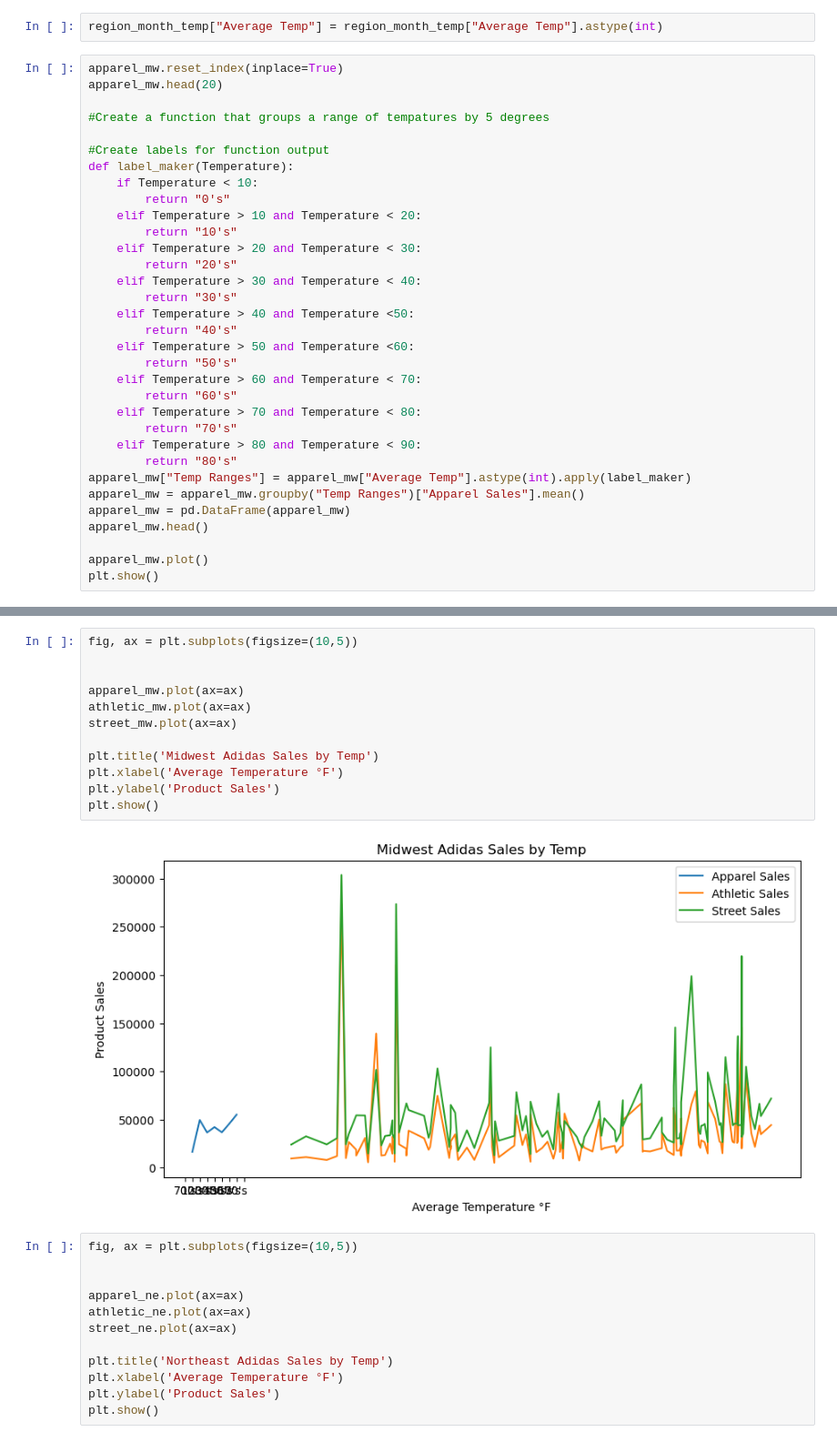
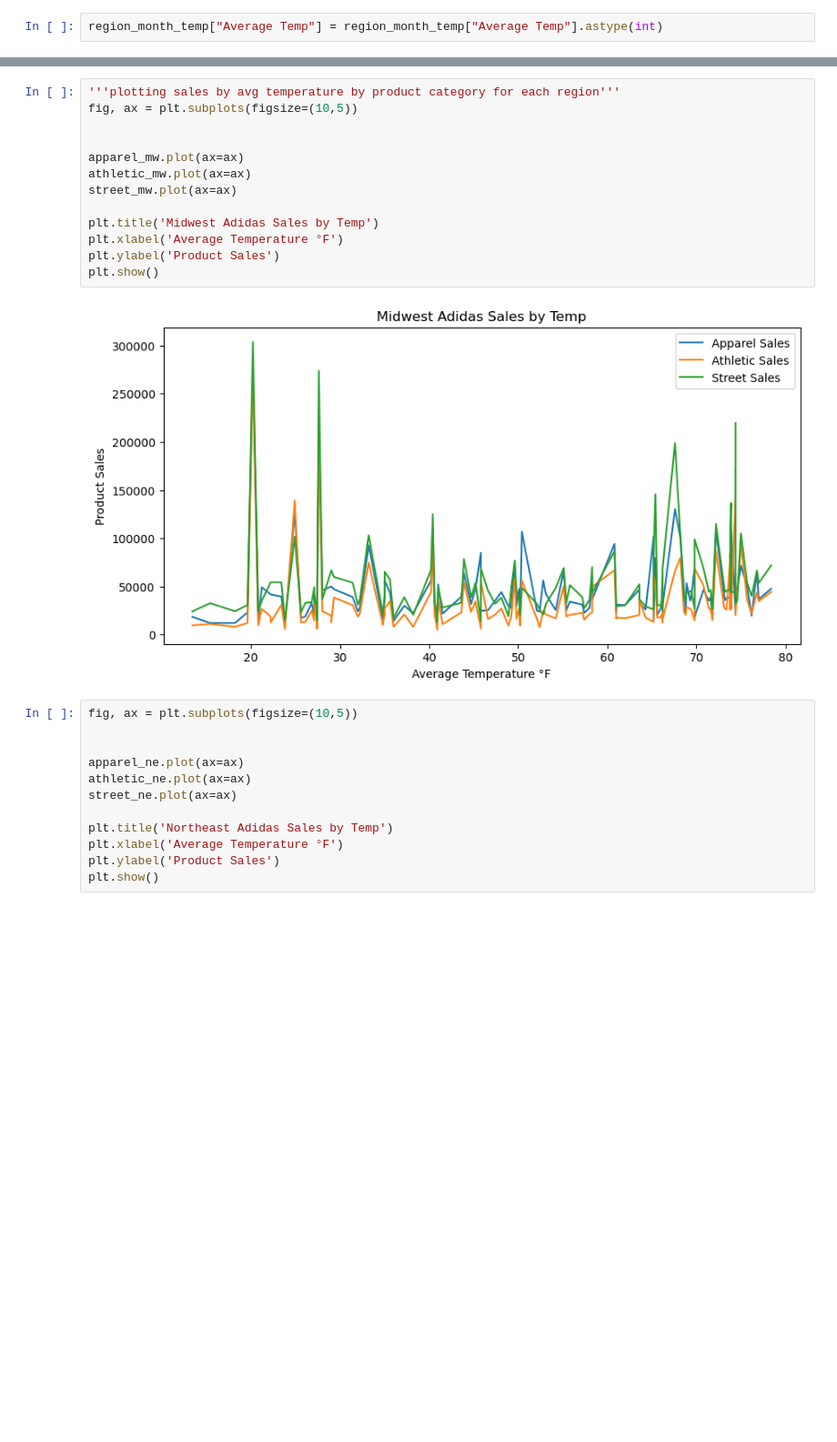
Before and after one commit to Krinnik/adidas_sales_temp_analysis, a Jupyter notebook: merged_analysis.ipynb, the cells around one changed output, grey strips where cells are left out. Shown at 91% size. Cells and saved outputs as stored; diff of their text form; blank space fills up the shorter version.

```diff
--- a/merged_analysis.ipynb
+++ b/merged_analysis.ipynb
@@ -288,36 +296,3 @@ plt.show()
 [figure]
 # %%
 region_month_temp["Average Temp"] = region_month_temp["Average Temp"].astype(int)
-# %%
-apparel_mw.reset_index(inplace=True)
-apparel_mw.head(20)
-
-#Create a function that groups a range of tempatures by 5 degrees
-
-#Create labels for function output
-def label_maker(Temperature):
-    if Temperature < 10:
-        return "0's"
-    elif Temperature > 10 and Temperature < 20:
-        return "10's"
-    elif Temperature > 20 and Temperature < 30:
-        return "20's"
-    elif Temperature > 30 and Temperature < 40:
-        return "30's"
-    elif Temperature > 40 and Temperature <50:
-        return "40's"
-    elif Temperature > 50 and Temperature <60:
-        return "50's"
-    elif Temperature > 60 and Temperature < 70:
-        return "60's"
-    elif Temperature > 70 and Temperature < 80:
-        return "70's"
-    elif Temperature > 80 and Temperature < 90:
-        return "80's"
-apparel_mw["Temp Ranges"] = apparel_mw["Average Temp"].astype(int).apply(label_maker)
-apparel_mw = apparel_mw.groupby("Temp Ranges")["Apparel Sales"].mean()
-apparel_mw = pd.DataFrame(apparel_mw)
-apparel_mw.head()
-
-apparel_mw.plot()
-plt.show()
@@ -326,17 +299,18 @@ plt.show()
 # %%
+'''plotting sales by avg temperature by product category for each region'''
 fig, ax = plt.subplots(figsize=(10,5))
 
 
 apparel_mw.plot(ax=ax)
 athletic_mw.plot(ax=ax)
 street_mw.plot(ax=ax)
 
 plt.title('Midwest Adidas Sales by Temp')
 plt.xlabel('Average Temperature °F')
 plt.ylabel('Product Sales')
 plt.show()
 # %% [output]
-[figure, old version]
+[figure, new version]
 # %%
 fig, ax = plt.subplots(figsize=(10,5))
 
```
Also changed, not shown: parts of 23 cells of this notebook, 4 other files.
